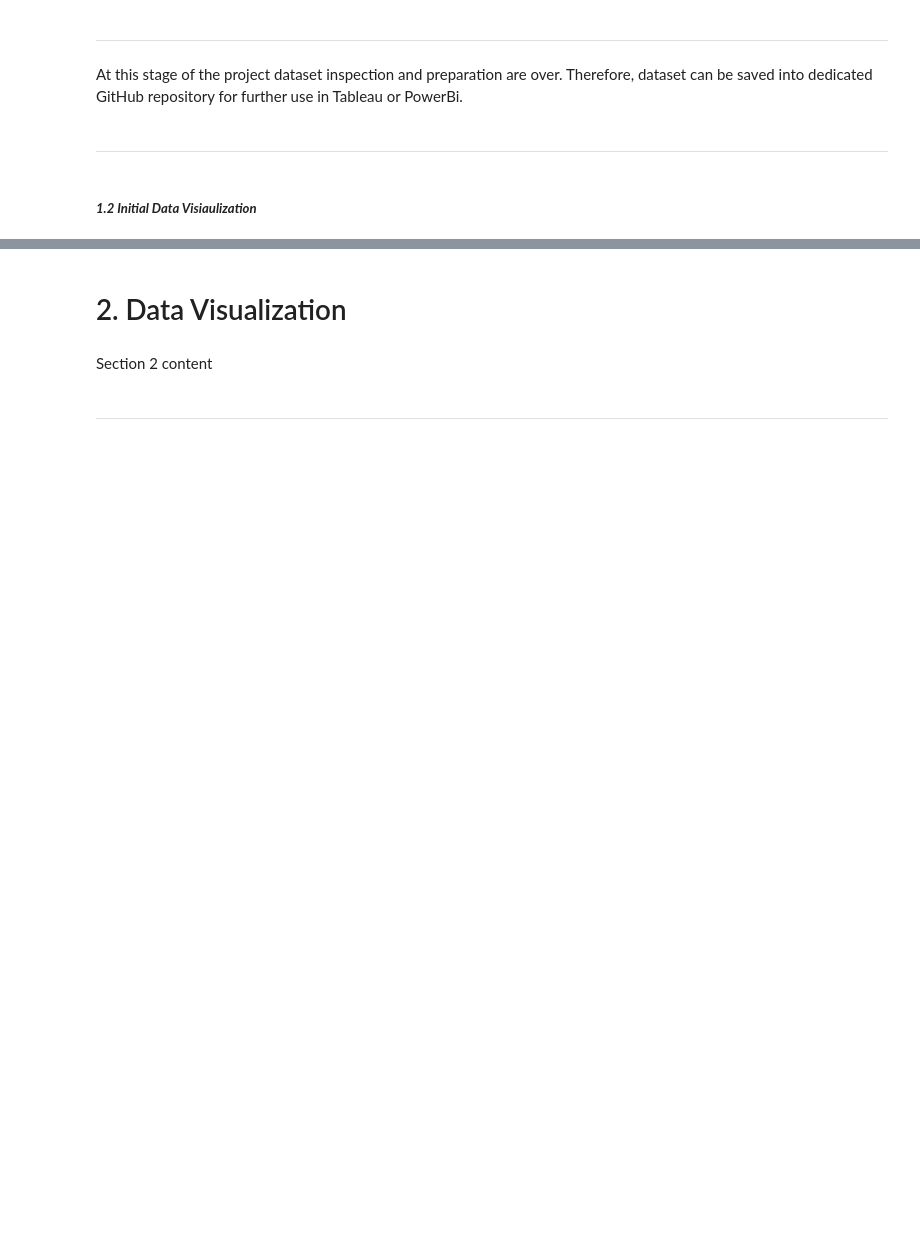
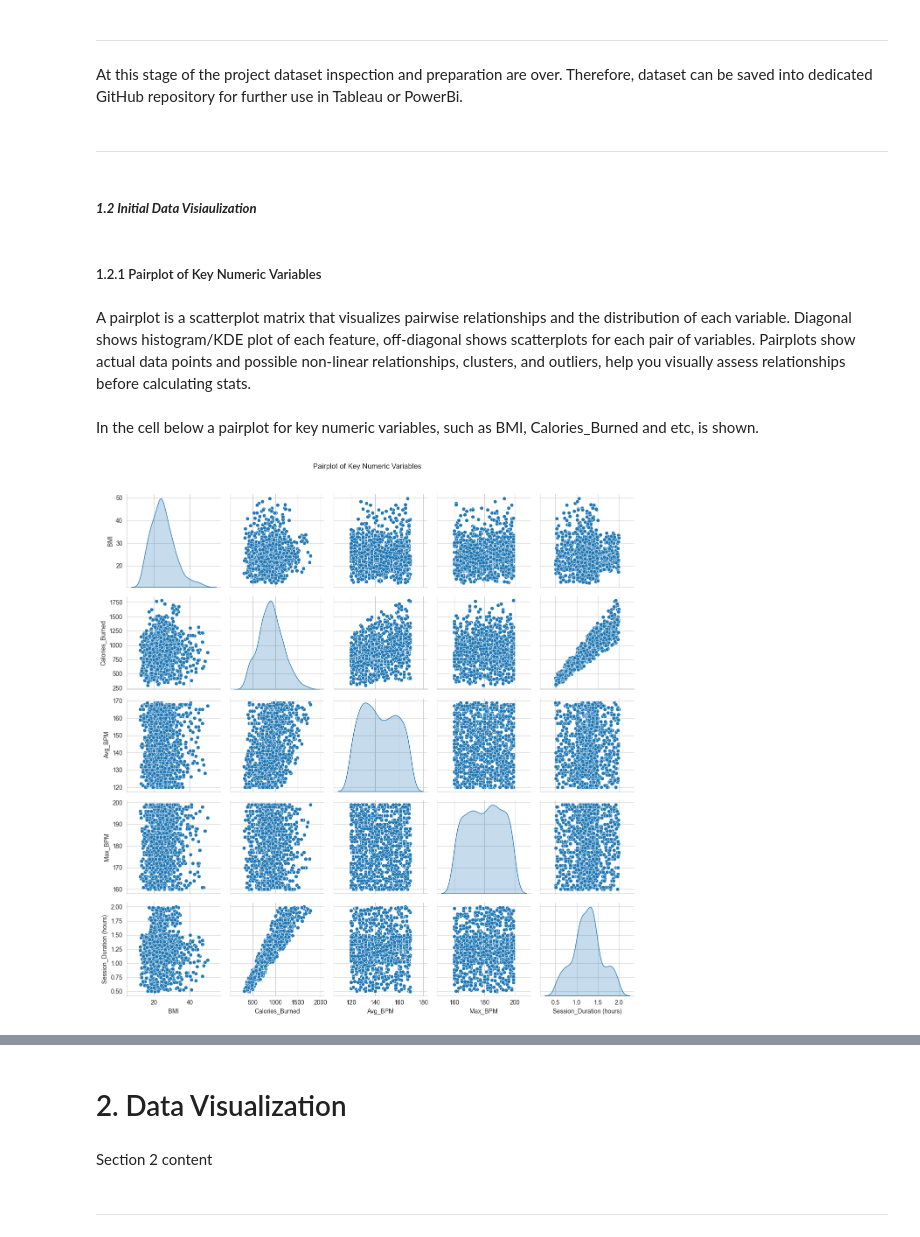
Before and after one commit to YShutko/CI_fitness_patterns_and_perfofmance_analysis, a Jupyter notebook: jupyter_notebooks/fitness_patterns_and_perfofmance_analysis.ipynb, the cells around one changed output, grey strips where cells are left out. Drawn from its saved outputs; the diff is of its cells as text; code cells hidden in the pictures; blank space fills up the shorter version.

Commit message:
Initial data visualization

```diff
--- a/jupyter_notebooks/fitness_patterns_and_perfofmance_analysis.ipynb
+++ b/jupyter_notebooks/fitness_patterns_and_perfofmance_analysis.ipynb
@@ -260,3 +260,17 @@ df.to_csv('../data/cleaned_gym_members_exercise_tracking.csv', index=False)
 ---
 # %% [markdown]
 ##### ***1.2 Initial Data Visiaulization***
+# %% [markdown]
+##### 1.2.1 Pairplot of Key Numeric Variables
+# %% [markdown]
+A pairplot is a scatterplot matrix that visualizes pairwise relationships and the distribution of each variable. Diagonal shows histogram/KDE plot of each feature, off-diagonal shows scatterplots for each pair of variables.
+Pairplots show actual data points and possible non-linear relationships, clusters, and outliers, help you visually assess relationships before calculating stats.
+# %% [markdown]
+In the cell below a pairplot for key numeric variables, such as BMI, Calories_Burned and etc, is shown.
+# %%
+sns.pairplot(df[["BMI", "Calories_Burned", "Avg_BPM", "Max_BPM", "Session_Duration (hours)"]], diag_kind='kde')
+plt.suptitle("Pairplot of Key Numeric Variables", y=1.02)
+plt.tight_layout()
+plt.show()
+# %% [output]
+[figure, added]
```
Also changed, not shown: parts of 18 cells of this notebook.
